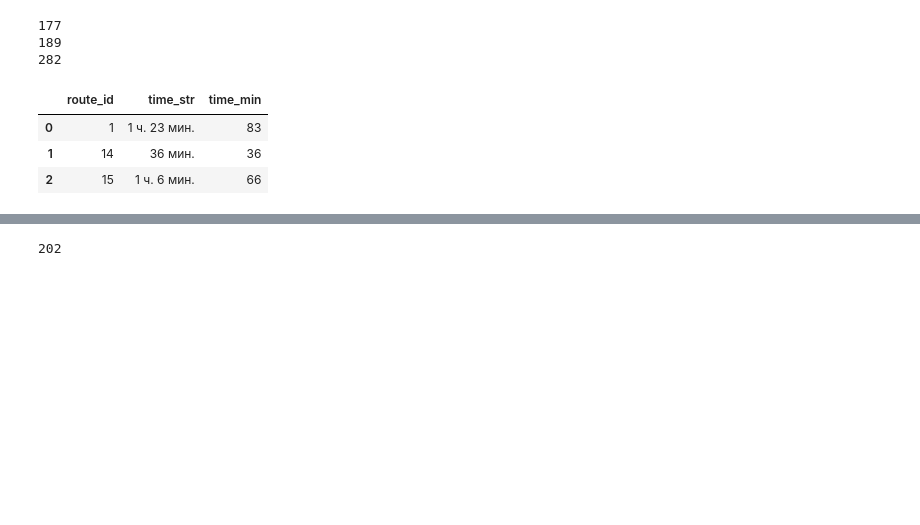
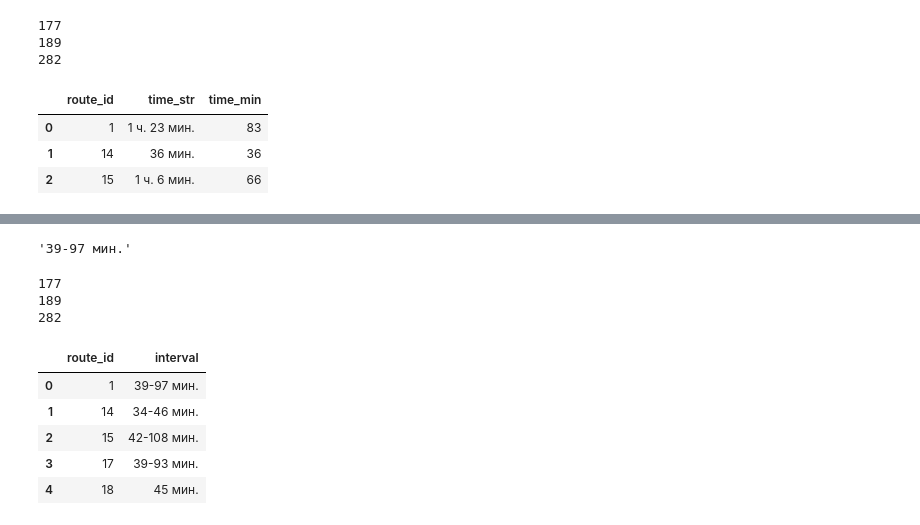
Before and after one commit to ochristm/samara, a Jupyter notebook: otchet/otchet_reestr.ipynb, the cells around one changed output, grey strips where cells are left out. Cells and saved outputs as stored; diff of their text form; code cells hidden in the pictures; blank space fills up the shorter version.

Commit message:
intervals done

```diff
--- a/otchet/otchet_reestr.ipynb
+++ b/otchet/otchet_reestr.ipynb
@@ -394,5 +382,35 @@ total_max_rt = max(lst_max_day)
-# %%
-total_max_rt = max(lst_max_day)
-total_max_rt
-# %% [output]
-202
+# %%
+rt_interv_str = get_rt_interval(one_rt, ind_daytrp, ind_trid, ind_deptm)
+# %%
+rt_interv_str
+# %% [output]
+'39-97 мин.'
+# %%
+lst_rtid=list(routes.route_id.unique())
+lst_rt_intervs = []
+
+for t in tqdm(range(len(lst_rtid))):
+    rt_id = lst_rtid[t]
+    one_rt = np_stptm[np_stptm[:,ind_rtid] == rt_id]
+    try:
+        rt_interv_str = get_rt_interval(one_rt, ind_daytrp, ind_trid, ind_deptm)
+    except:
+        print(rt_id)
+        rt_interv_str = ''
+    lst_rt_intervs.append([rt_id, rt_interv_str])
+#
+# %% [output]
+177
+189
+282
+# %%
+df_intervs = pd.DataFrame(lst_rt_intervs, columns=['route_id', 'interval'])
+# %%
+df_intervs.head()
+# %% [output]
+|  | route_id | interval |
+| 0 | 1 | 39-97 мин. |
+| 1 | 14 | 34-46 мин. |
+| 2 | 15 | 42-108 мин. |
+| 3 | 17 | 39-93 мин. |
+| 4 | 18 | 45 мин. |
```
Also changed, not shown: parts of 11 cells of this notebook.
